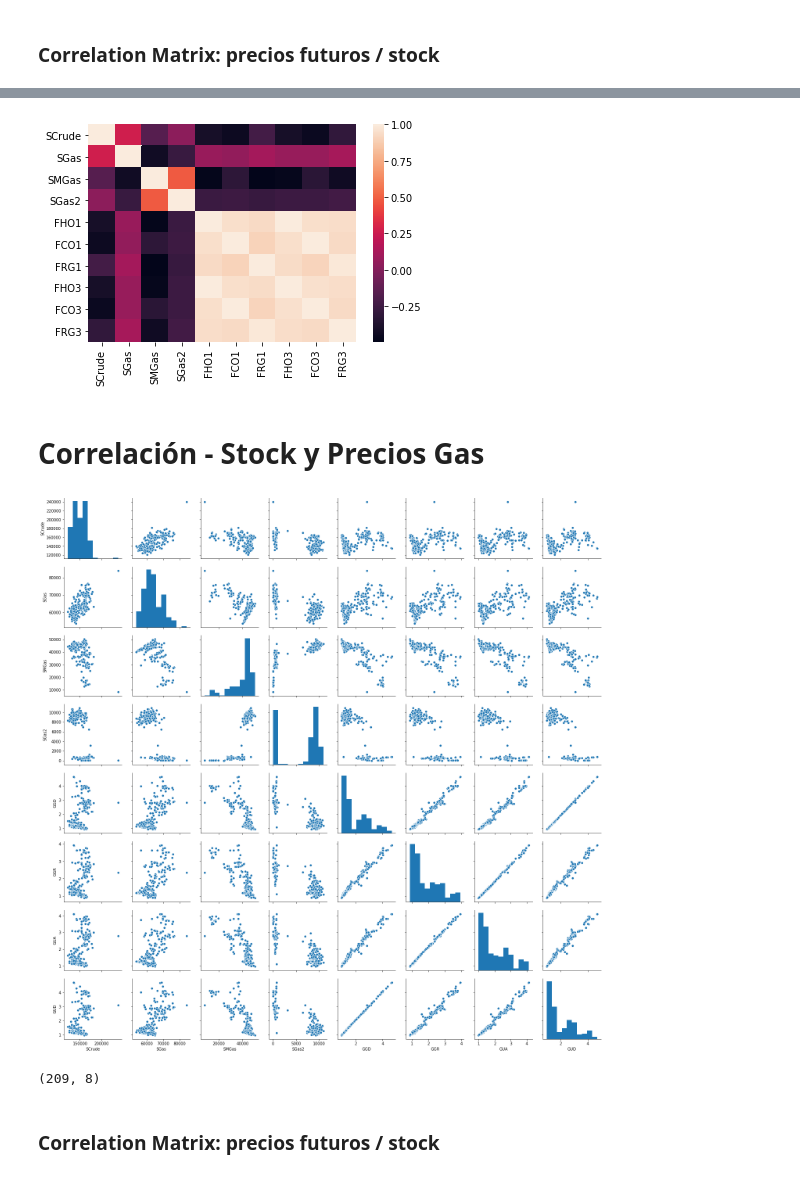
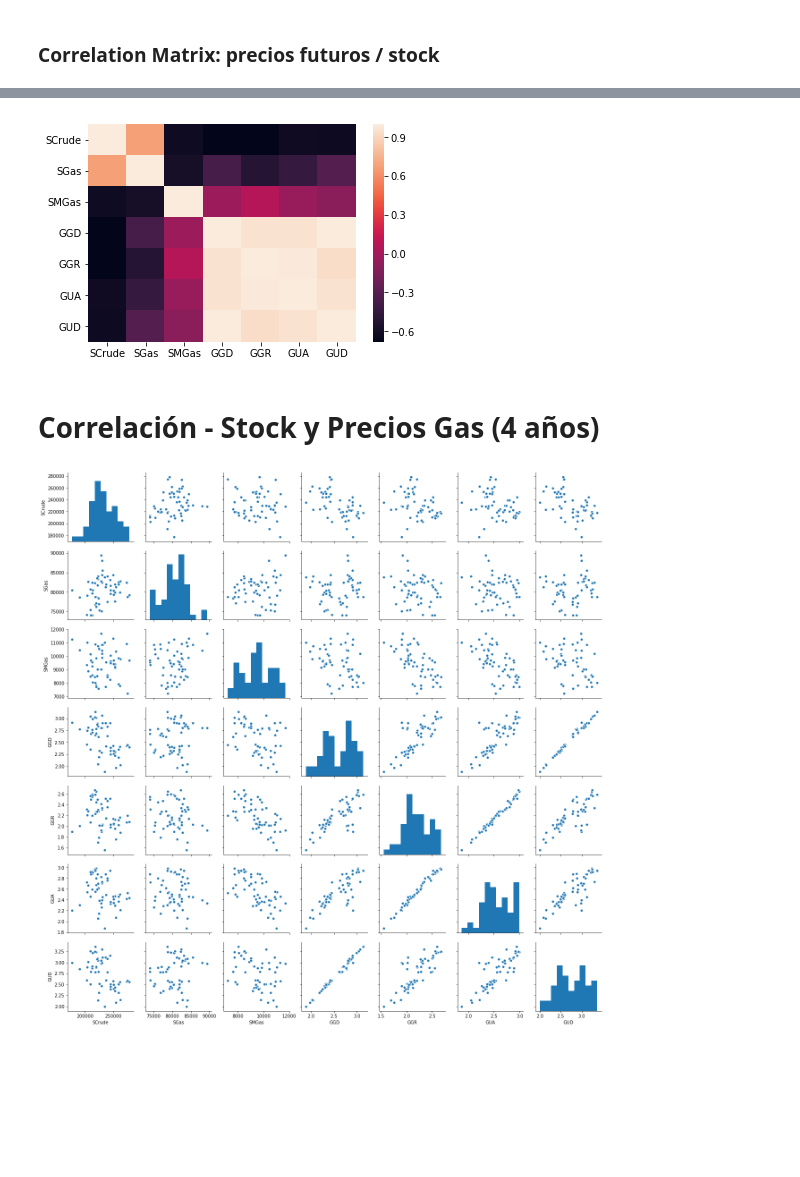
Before and after one commit to carlosqu/TesisUniandes, a Jupyter notebook: Desc+CORR_Stock&prices_v2.ipynb, the cells around one changed output, grey strips where cells are left out. Saved outputs shown, nothing was run; the diff lists cells and outputs as text; code cells hidden in the pictures; blank space fills up the shorter version.

```diff
--- a/Desc+CORR_Stock&prices_v2.ipynb
+++ b/Desc+CORR_Stock&prices_v2.ipynb
@@ -604,0 +700,41 @@ plt.show()
+# %%
+# To the beginning lets review the following assumptions before run the evaluation:
+# normal distribution of variables
+# continiuous numeric variables
+# variables linearly related
+
+#lets filter the sg3 dataset
+#'Weekly Gulf Coast (PADD 3) Ending Stocks excluding SPR of Crude Oil  (Thousand Barrels)'
+#'Weekly Gulf Coast (PADD 3) Ending Stocks of Total Gasoline  (Thousand Barrels)'
+#'Weekly Gulf Coast (PADD 3) Ending Stocks of Finished Motor Gasoline  (Thousand Barrels)'
+#'Weekly Gulf Coast (PADD 3) Ending Stocks of Reformulated Motor Gasoline  (Thousand Barrels)'
+# 'Weekly Gulf Coast No 2 Diesel Retail Prices  (Dollars per Gallon)'
+# 'Weekly Gulf Coast Regular All Formulations Retail Gasoline Prices  (Dollars per Gallon)'
+# 'Weekly U.S. All Grades All Formulations Retail Gasoline Prices  (Dollars per Gallon)'
+# 'Weekly U.S. No 2 Diesel Retail Prices  (Dollars per Gallon)'
+
+
+Y=sg10[[
+        'Weekly Gulf Coast (PADD 3) Ending Stocks excluding SPR of Crude Oil  (Thousand Barrels)',
+        'Weekly Gulf Coast (PADD 3) Ending Stocks of Total Gasoline  (Thousand Barrels)',
+        'Weekly Gulf Coast (PADD 3) Ending Stocks of Finished Motor Gasoline  (Thousand Barrels)',
+        'Weekly Gulf Coast No 2 Diesel Retail Prices  (Dollars per Gallon)',
+        'Weekly Gulf Coast Regular All Formulations Retail Gasoline Prices  (Dollars per Gallon)',
+        'Weekly U.S. All Grades All Formulations Retail Gasoline Prices  (Dollars per Gallon)',
+        'Weekly U.S. No 2 Diesel Retail Prices  (Dollars per Gallon)'
+    ]]
+
+Y=Y.rename(columns={
+                    'Weekly Gulf Coast (PADD 3) Ending Stocks excluding SPR of Crude Oil  (Thousand Barrels)':"SCrude",
+                    'Weekly Gulf Coast (PADD 3) Ending Stocks of Total Gasoline  (Thousand Barrels)':"SGas",
+                    'Weekly Gulf Coast (PADD 3) Ending Stocks of Finished Motor Gasoline  (Thousand Barrels)':"SMGas",
+                    'Weekly Gulf Coast No 2 Diesel Retail Prices  (Dollars per Gallon)':"GGD",
+                    'Weekly Gulf Coast Regular All Formulations Retail Gasoline Prices  (Dollars per Gallon)':"GGR",
+                    'Weekly U.S. All Grades All Formulations Retail Gasoline Prices  (Dollars per Gallon)':"GUA",
+                    'Weekly U.S. No 2 Diesel Retail Prices  (Dollars per Gallon)':"GUD"})
+
+Y = Y.replace({0:np.nan})
+Y.dropna(inplace=True)
+
+sb.pairplot(Y,dropna=True)
+plt.show()
@@ -606,6 +744,6 @@ plt.show()
 ### Correlation Matrix: precios futuros / stock
 # %%
 #finally...
-corr2=Y.corr()
+corr3=Y.corr()
 Y.corr()
 # %% [output]
@@ -623,11 +758,11 @@ Y.corr()
 # %%
 #graphically
-sb.heatmap(Y.corr(),xticklabels=Y.corr().columns.values,yticklabels=Y.corr().columns.values)
+sb.heatmap(corr3,xticklabels=Y.corr().columns.values,yticklabels=Y.corr().columns.values)
 plt.show()
 # %% [output]
-[figure, old version]
+[figure, new version]
 # %% [markdown]
-# Correlación - Stock y Precios Gas
+# Correlación - Stock y Precios Gas (4 años)
 # %%
 # To the beginning lets review the following assumptions before run the evaluation:
 # normal distribution of variables
@@ -645,11 +780,10 @@ plt.show()
 # 'Weekly U.S. No 2 Diesel Retail Prices  (Dollars per Gallon)'
 
 
-Z=sg3[[
+Z=sg4[[
         'Weekly Gulf Coast (PADD 3) Ending Stocks excluding SPR of Crude Oil  (Thousand Barrels)',
         'Weekly Gulf Coast (PADD 3) Ending Stocks of Total Gasoline  (Thousand Barrels)',
         'Weekly Gulf Coast (PADD 3) Ending Stocks of Finished Motor Gasoline  (Thousand Barrels)',
-        'Weekly Gulf Coast (PADD 3) Ending Stocks of Reformulated Motor Gasoline  (Thousand Barrels)',
         'Weekly Gulf Coast No 2 Diesel Retail Prices  (Dollars per Gallon)',
         'Weekly Gulf Coast Regular All Formulations Retail Gasoline Prices  (Dollars per Gallon)',
         'Weekly U.S. All Grades All Formulations Retail Gasoline Prices  (Dollars per Gallon)',
@@ -660,7 +794,6 @@ Z=Z.rename(columns={
                     'Weekly Gulf Coast (PADD 3) Ending Stocks excluding SPR of Crude Oil  (Thousand Barrels)':"SCrude",
                     'Weekly Gulf Coast (PADD 3) Ending Stocks of Total Gasoline  (Thousand Barrels)':"SGas",
                     'Weekly Gulf Coast (PADD 3) Ending Stocks of Finished Motor Gasoline  (Thousand Barrels)':"SMGas",
-                    'Weekly Gulf Coast (PADD 3) Ending Stocks of Reformulated Motor Gasoline  (Thousand Barrels)':"SGas2",
                     'Weekly Gulf Coast No 2 Diesel Retail Prices  (Dollars per Gallon)':"GGD",
                     'Weekly Gulf Coast Regular All Formulations Retail Gasoline Prices  (Dollars per Gallon)':"GGR",
                     'Weekly U.S. All Grades All Formulations Retail Gasoline Prices  (Dollars per Gallon)':"GUA",
@@ -672,12 +805,6 @@ Z.dropna(inplace=True)
 sb.pairplot(Z,dropna=True)
 plt.show()
 # %% [output]
-[figure, old version]
+[figure, new version]
-# %%
-Z.shape
-# %% [output]
-(209, 8)
-# %% [markdown]
-### Correlation Matrix: precios futuros / stock
 # %%
 #finally...
```
Also changed, not shown: parts of 13 cells of this notebook.
